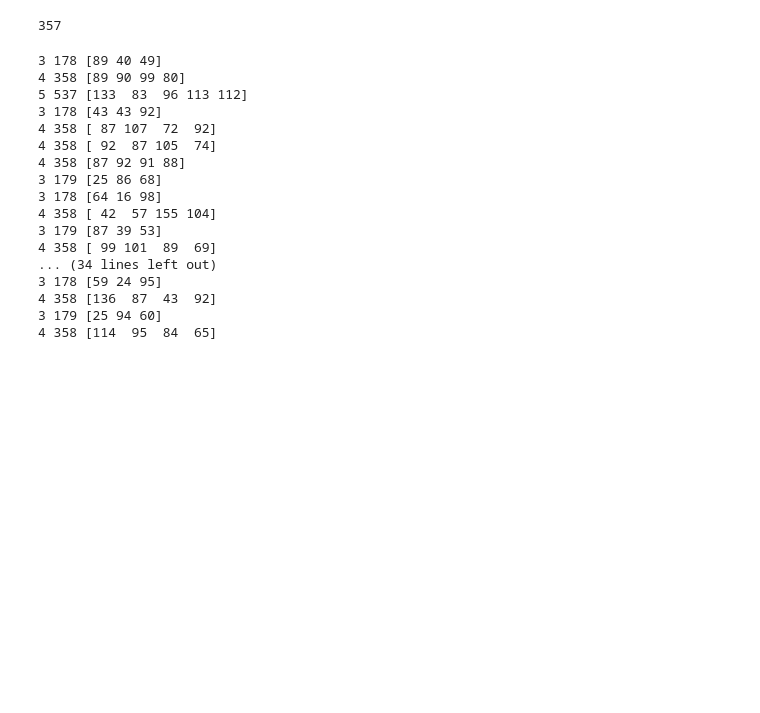
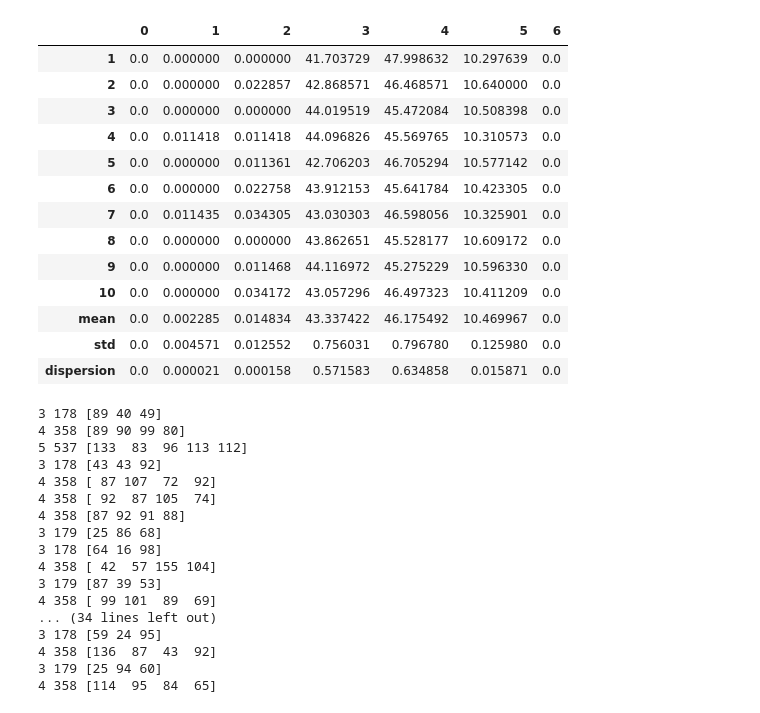
Before and after one commit to lizaconst/analytic-geometry, a Jupyter notebook: 5-half-cube.ipynb, the cells around one changed output. Saved outputs shown, nothing was run; the diff lists cells and outputs as text; code cells hidden in the pictures; blank space fills up the shorter version.

```diff
--- a/5-half-cube.ipynb
+++ b/5-half-cube.ipynb
@@ -305,3 +329,17 @@ def generate_vertex_distribution(n=1000):
         vertex[len(angs)] += 1
 
     return vertex
+
+def make_table_vertex_distribution(n=1000, n_try=10):
+    vertex_distrs = []
+    for i in range(n_try):
+        vertex_distrs.append(generate_vertex_distribution(n=n))
+    vertex_distrs = np.array(vertex_distrs)
+    vertex_distrs[:, 0] = 0
+    vertex_distrs = vertex_distrs/np.sum(vertex_distrs, axis=1)[:,None]*100
+    mean = np.mean(vertex_distrs, axis=0)
+    std = np.std(vertex_distrs, axis=0)
+    var = np.var(vertex_distrs, axis=0)
+
+    indexes = list(range(1, n_try+1)) + ['mean', 'std', 'dispersion']
+    return pd.DataFrame(np.vstack((vertex_distrs, mean, std, var)), index=indexes)
@@ -337,0 +370,3 @@ Wall time: 1min 32s
+# %%
+vertex_distr = make_table_vertex_distribution(n=10000, n_try=10)
+vertex_distr.to_csv('half-cube_vertex_distr.csv')
@@ -338,3 +386,20 @@ Wall time: 1min 32s
+# %%
+vertex_distr
+# %% [output]
+|  | 0 | 1 | 2 | 3 | 4 | 5 | 6 |
+| 1 | 0.0 | 0.000000 | 0.000000 | 41.703729 | 47.998632 | 10.297639 | 0.0 |
+| 2 | 0.0 | 0.000000 | 0.022857 | 42.868571 | 46.468571 | 10.640000 | 0.0 |
+| 3 | 0.0 | 0.000000 | 0.000000 | 44.019519 | 45.472084 | 10.508398 | 0.0 |
+| 4 | 0.0 | 0.011418 | 0.011418 | 44.096826 | 45.569765 | 10.310573 | 0.0 |
+| 5 | 0.0 | 0.000000 | 0.011361 | 42.706203 | 46.705294 | 10.577142 | 0.0 |
+| 6 | 0.0 | 0.000000 | 0.022758 | 43.912153 | 45.641784 | 10.423305 | 0.0 |
+| 7 | 0.0 | 0.011435 | 0.034305 | 43.030303 | 46.598056 | 10.325901 | 0.0 |
+| 8 | 0.0 | 0.000000 | 0.000000 | 43.862651 | 45.528177 | 10.609172 | 0.0 |
+| 9 | 0.0 | 0.000000 | 0.011468 | 44.116972 | 45.275229 | 10.596330 | 0.0 |
+| 10 | 0.0 | 0.000000 | 0.034172 | 43.057296 | 46.497323 | 10.411209 | 0.0 |
+| mean | 0.0 | 0.002285 | 0.014834 | 43.337422 | 46.175492 | 10.469967 | 0.0 |
+| std | 0.0 | 0.004571 | 0.012552 | 0.756031 | 0.796780 | 0.125980 | 0.0 |
+| dispersion | 0.0 | 0.000021 | 0.000158 | 0.571583 | 0.634858 | 0.015871 | 0.0 |
 # %%
 def intersections_to_polygon(intersections, figure=CubeHalf()):
     '''
@@ -370,8 +433,3 @@ inter = [Point(0.0, 0.6706928709324035, 0.0), Point(0.0, 1.0, 0.0459017048929732
-# %%
-inter = [Point(0.0, 0.6706928709324035, 0.0), Point(0.0, 1.0, 0.0459017048929732), Point(0.13739374113609365, 0.0, 0.0), Point(1.0, 0.0, 0.5869444894620444)]
-get_angles(intersections_to_polygon(inter)).sum()
-# %% [output]
-357
 # %%
 ch = CubeHalf()
 for i in range(50):
```
Also changed, not shown: parts of 8 cells of this notebook, 15 other files.
